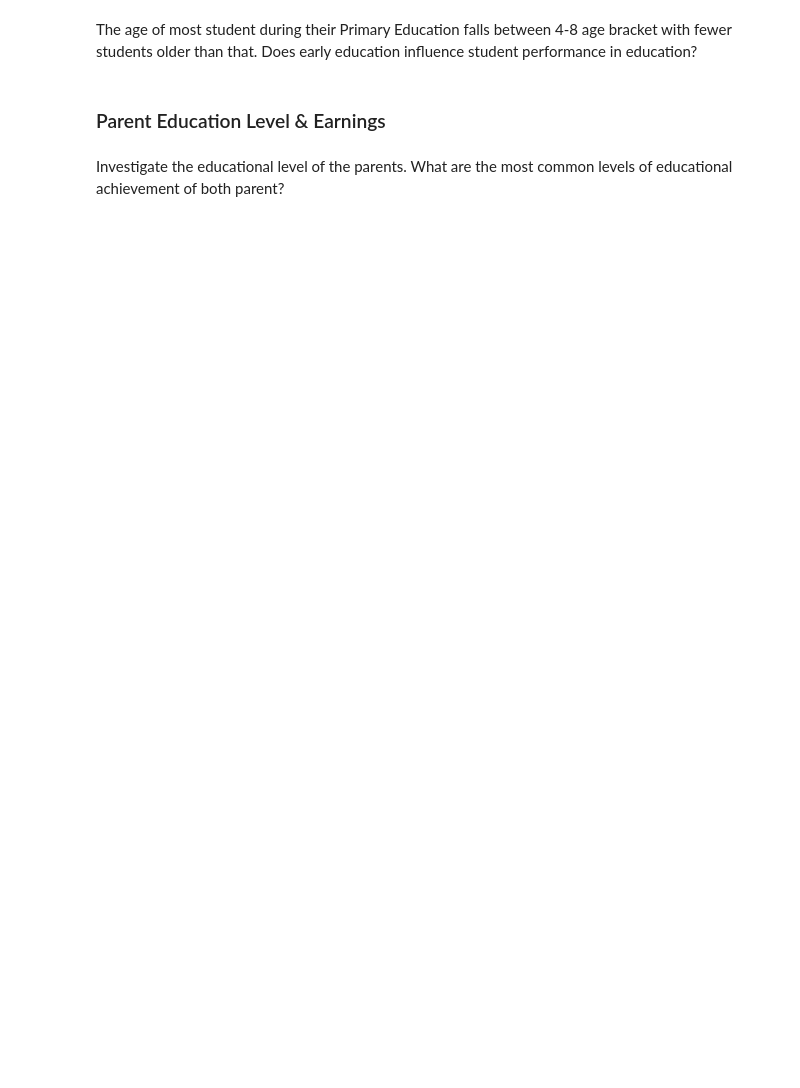
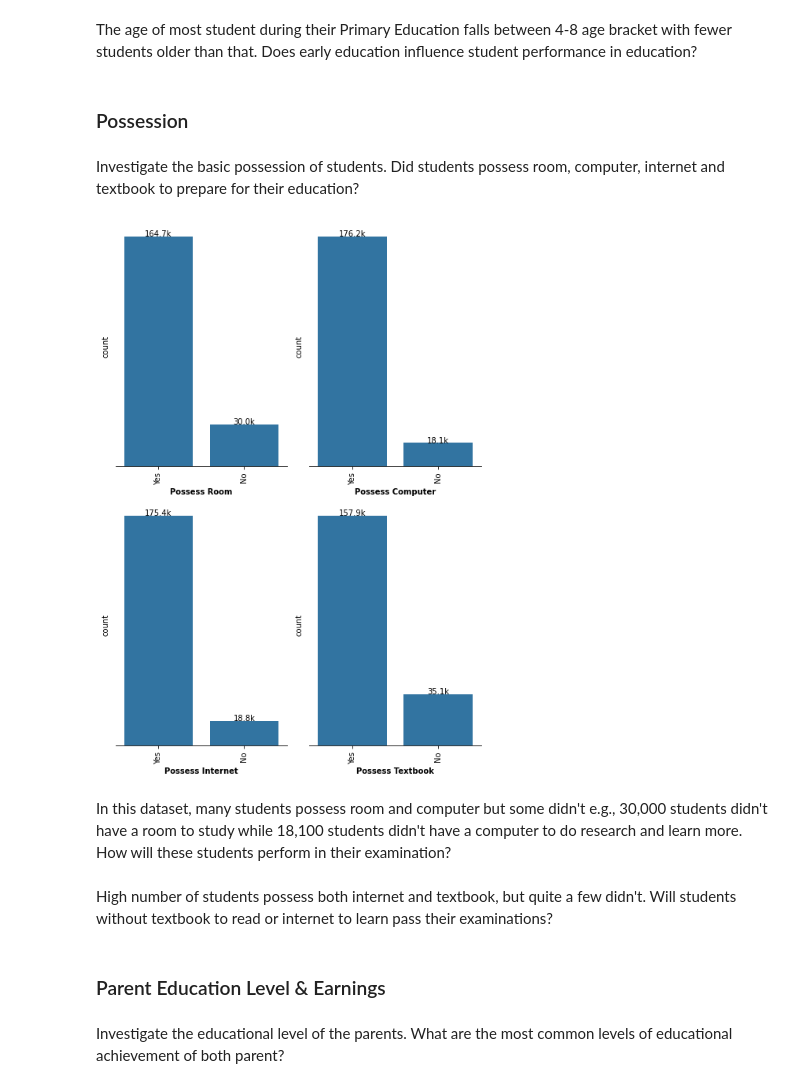
Before and after one commit to comsavvy/Students-Performance-Evaluation, a Jupyter notebook: Part_I_exploration_template.ipynb, the cells around one changed output. Saved outputs shown, nothing was run; the diff lists cells and outputs as text; code cells hidden in the pictures; blank space fills up the shorter version.

```diff
--- a/Part_I_exploration_template.ipynb
+++ b/Part_I_exploration_template.ipynb
@@ -553,5 +560,18 @@ g.set_title('Distribution of Age at Primary School');
 # %% [markdown]
 The age of most student during their Primary Education falls between 4-8 age bracket with fewer students older than that. Does early education influence student performance in education?
+# %% [markdown]
+### Possession
+# %% [markdown]
+Investigate the basic possession of students. Did students possess room, computer, internet and textbook to prepare for their education?
+# %%
+plt.figure(figsize=(7, 10))
+count_dplot(possession, nrows=2)
+# %% [output]
+[figure, added]
+# %% [markdown]
+In this dataset, many students possess room and computer but some didn't e.g., 30,000 students didn't have a room to study while 18,100 students didn't have a computer to do research and learn more. How will these students perform in their examination?
+# %% [markdown]
+High number of students possess both internet and textbook, but quite a few didn't. Will students without textbook to read or internet to learn pass their examinations?
 # %% [markdown]
 ### Parent Education Level & Earnings
 # %% [markdown]
```
Also changed, not shown: parts of 9 cells of this notebook.
